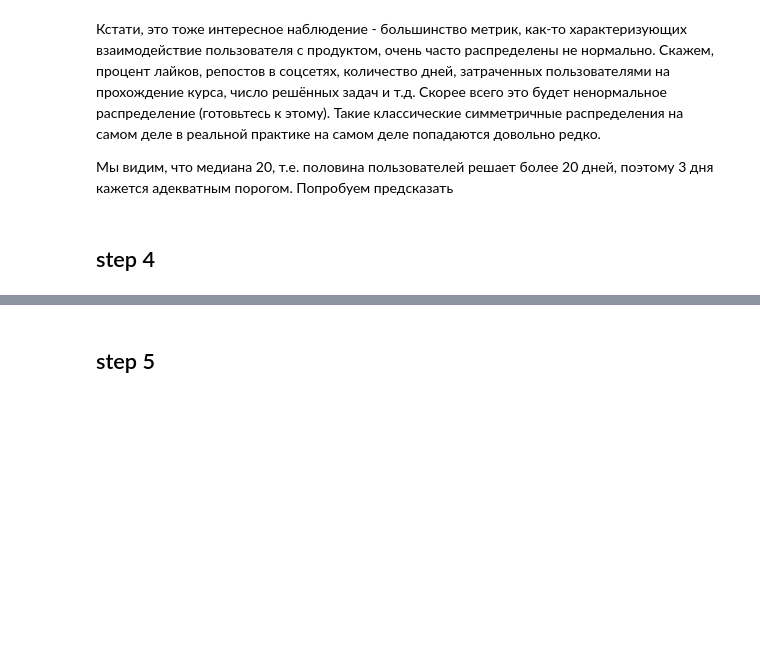
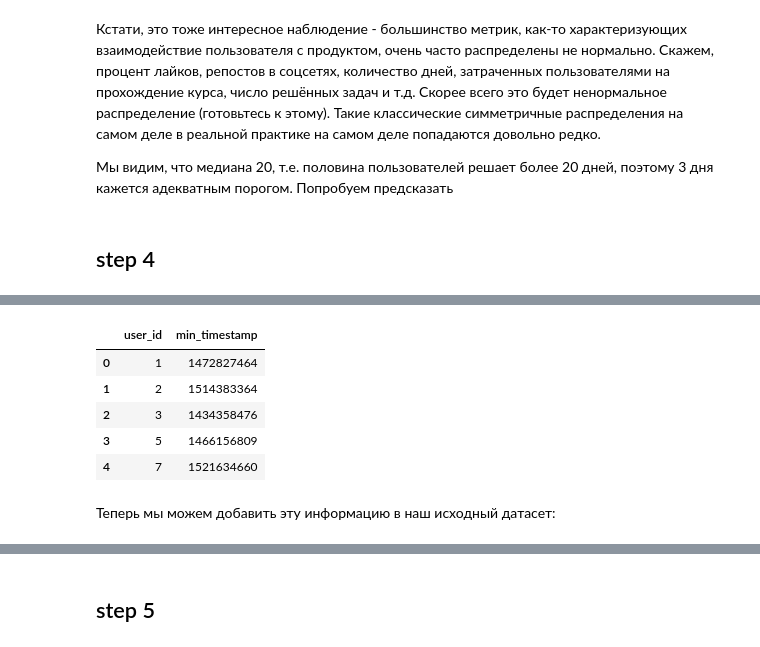
Before and after one commit to dgokondra/stepik_pandas_notebooks.github.io, a Jupyter notebook: 2.9.ipynb, the cells around one changed output, grey strips where cells are left out. Cells and saved outputs as stored; diff of their text form; code cells hidden in the pictures; blank space fills up the shorter version.

```diff
--- a/2.9.ipynb
+++ b/2.9.ipynb
@@ -131,0 +149,11 @@ users_data[users_data.passed_course].day.hist()
+# %%
+user_min_time.head()
+# %% [output]
+|  | user_id | min_timestamp |
+| 0 | 1 | 1472827464 |
+| 1 | 2 | 1514383364 |
+| 2 | 3 | 1434358476 |
+| 3 | 5 | 1466156809 |
+| 4 | 7 | 1521634660 |
+# %% [markdown]
+Теперь мы можем добавить эту информацию в наш исходный датасет:
```
Also changed, not shown: parts of 29 cells of this notebook.
